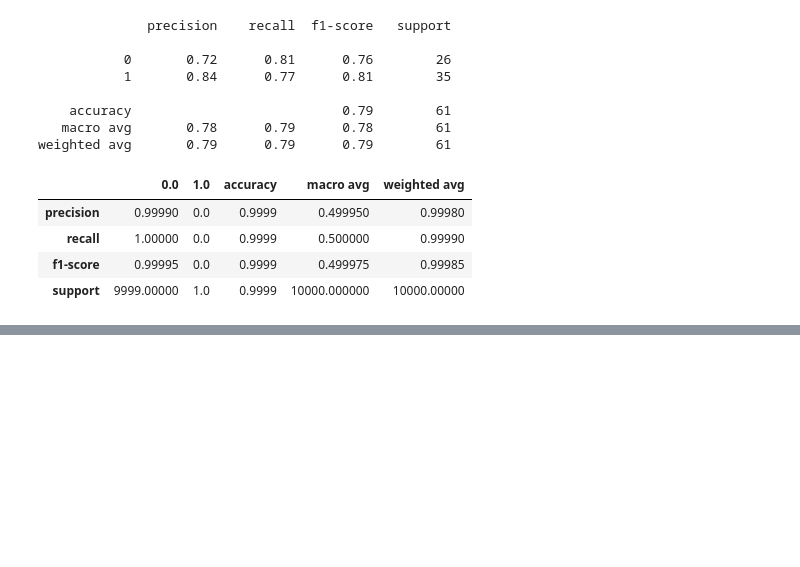
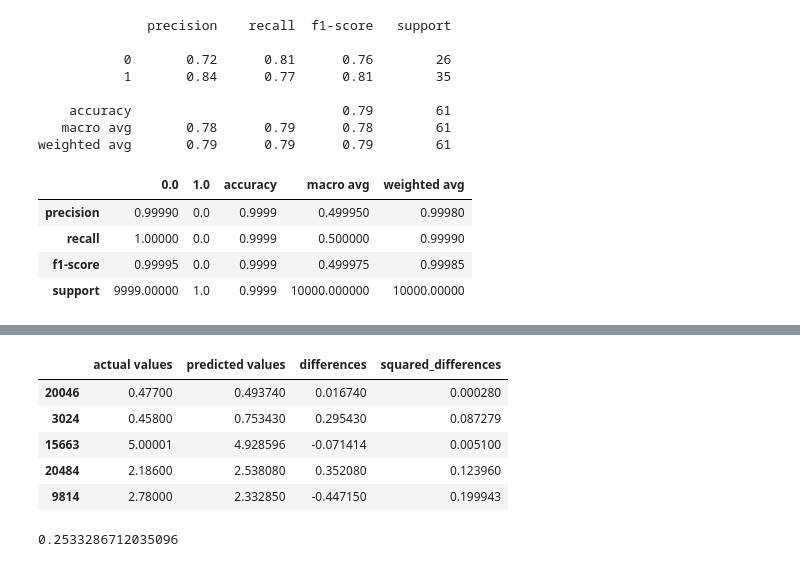
Before and after one commit to ruudtje21/html-portofolio, a Jupyter notebook: Introducing_to_scikit_learn_7.ipynb, the cells around one changed output, grey strips where cells are left out. Cells and saved outputs as stored; diff of their text form; code cells hidden in the pictures; blank space fills up the shorter version.

```diff
--- a/Introducing_to_scikit_learn_7.ipynb
+++ b/Introducing_to_scikit_learn_7.ipynb
@@ -1056,0 +1165,16 @@ pd.DataFrame(classification_report(disease_true, disease_preds, output_dict=True
+# %%
+df['squared_differences'] = np.square(df['differences'])
+df.head()
+# %% [output]
+|  | actual values | predicted values | differences | squared_differences |
+| 20046 | 0.47700 | 0.493740 | 0.016740 | 0.000280 |
+| 3024 | 0.45800 | 0.753430 | 0.295430 | 0.087279 |
+| 15663 | 5.00001 | 4.928596 | -0.071414 | 0.005100 |
+| 20484 | 2.18600 | 2.538080 | 0.352080 | 0.123960 |
+| 9814 | 2.78000 | 2.332850 | -0.447150 | 0.199943 |
+# %%
+# Calculate MSE by hand
+squared = np.square(df['differences'])
+squared.mean()
+# %% [output]
+0.2533286712035096
```
Also changed, not shown: parts of 18 cells of this notebook.
